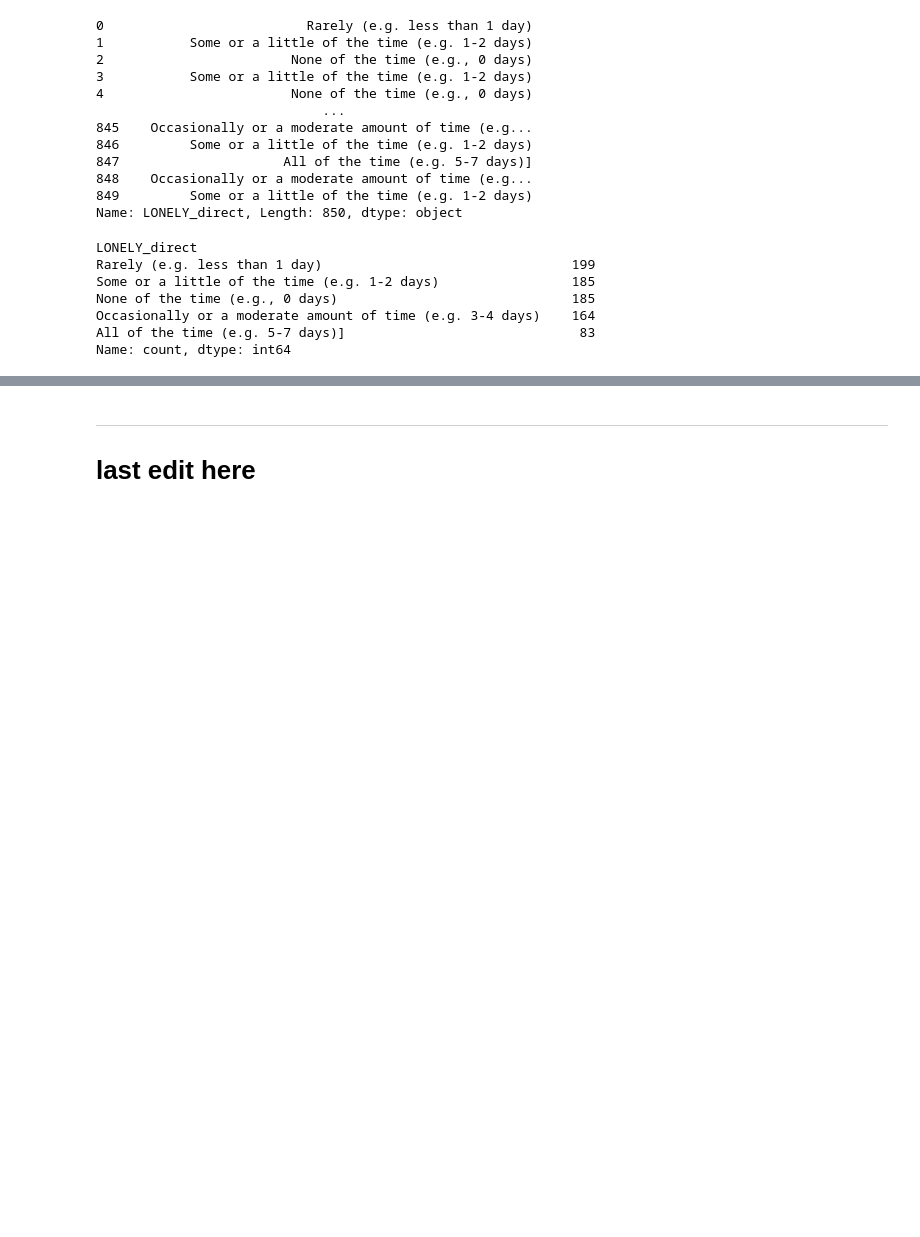
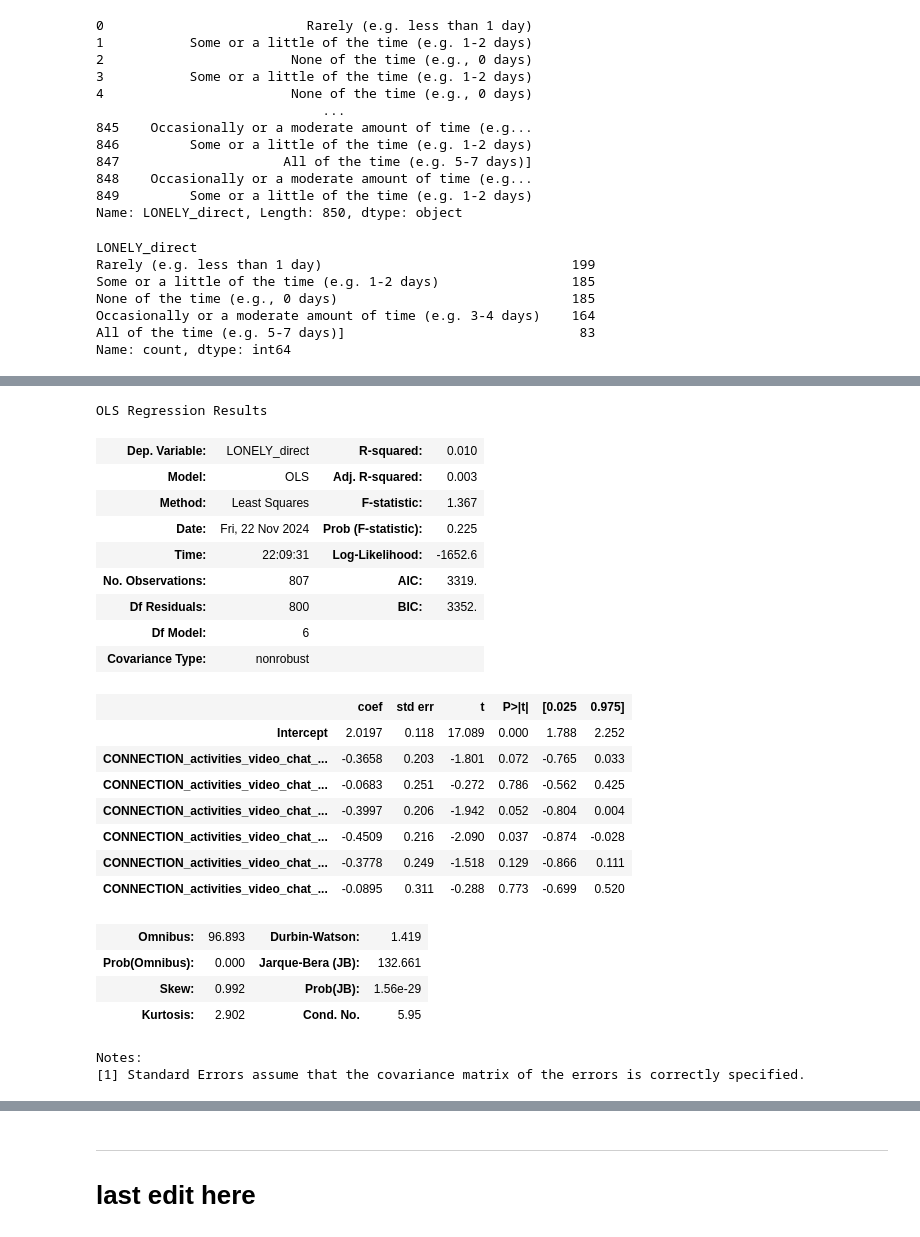
Before and after one commit to Zain-Mahmoud/sta130cp, a Jupyter notebook: Rana analysis.ipynb, the cells around one changed output, grey strips where cells are left out. Drawn from its saved outputs; the diff is of its cells as text; code cells hidden in the pictures; blank space fills up the shorter version.

```diff
--- a/Rana analysis.ipynb
+++ b/Rana analysis.ipynb
@@ -67,10 +67,10 @@ Name: count, dtype: int64
 # %%
 y_map_dict = {
     'None of the time (e.g., 0 days)': 0,
-    'Rarely (e.g. less than 1 day)': 1,
-    'Some or a little of the time (e.g. 1-2 days)' : 1,
-    'Occasionally or a moderate amount of time (e.g. 3-4 days)': 1,
-    'All of the time (e.g. 5-7 days)]': 1
+    'Rarely (e.g. less than 1 day)': 0.5,
+    'Some or a little of the time (e.g. 1-2 days)' : 1.5,
+    'Occasionally or a moderate amount of time (e.g. 3-4 days)': 3.5,
+    'All of the time (e.g. 5-7 days)]': 6
 }
 
 y = y.replace(y_map_dict.keys(), y_map_dict.values())
@@ -121,0 +119,23 @@ ValueError: could not convert string to float: 'Not in the past three months'
+# %%
+ordered_categories = [
+    "Not in the past three months",
+    "Less than monthly",
+    "Monthly",
+    "A few times a month",
+    "Weekly",
+    "A few times a week",
+    "Daily or almost daily"
+]
+
+
+new_df = pd.DataFrame(data={"LONELY_direct": y, "CONNECTION_activities_video_chat_p3m": X})
+
+
+new_df['CONNECTION_activities_video_chat_p3m'] = pd.Categorical(
+    new_df['CONNECTION_activities_video_chat_p3m'],
+    categories=ordered_categories,
+    ordered=True
+)
+
+
+new_df
@@ -121,0 +156,33 @@ ValueError: could not convert string to float: 'Not in the past three months'
+# %%
+import statsmodels.formula.api as smf
+
+
+
+model = smf.ols("LONELY_direct ~ CONNECTION_activities_video_chat_p3m", data=new_df)
+fitted_model = model.fit()
+fitted_model.summary()
+# %% [output]
+OLS Regression Results
+| Dep. Variable: | LONELY_direct | R-squared: | 0.010 |
+| Model: | OLS | Adj. R-squared: | 0.003 |
+| Method: | Least Squares | F-statistic: | 1.367 |
+| Date: | Fri, 22 Nov 2024 | Prob (F-statistic): | 0.225 |
+| Time: | 22:09:31 | Log-Likelihood: | -1652.6 |
+| No. Observations: | 807 | AIC: | 3319. |
+| Df Residuals: | 800 | BIC: | 3352. |
+| Df Model: | 6 |  |  |
+| Covariance Type: | nonrobust |  |  |
+|  | coef | std err | t | P>|t| | [0.025 | 0.975] |
+| Intercept | 2.0197 | 0.118 | 17.089 | 0.000 | 1.788 | 2.252 |
+| CONNECTION_activities_video_chat_... | -0.3658 | 0.203 | -1.801 | 0.072 | -0.765 | 0.033 |
+| CONNECTION_activities_video_chat_... | -0.0683 | 0.251 | -0.272 | 0.786 | -0.562 | 0.425 |
+| CONNECTION_activities_video_chat_... | -0.3997 | 0.206 | -1.942 | 0.052 | -0.804 | 0.004 |
+| CONNECTION_activities_video_chat_... | -0.4509 | 0.216 | -2.090 | 0.037 | -0.874 | -0.028 |
+| CONNECTION_activities_video_chat_... | -0.3778 | 0.249 | -1.518 | 0.129 | -0.866 | 0.111 |
+| CONNECTION_activities_video_chat_... | -0.0895 | 0.311 | -0.288 | 0.773 | -0.699 | 0.520 |
+| Omnibus: | 96.893 | Durbin-Watson: | 1.419 |
+| Prob(Omnibus): | 0.000 | Jarque-Bera (JB): | 132.661 |
+| Skew: | 0.992 | Prob(JB): | 1.56e-29 |
+| Kurtosis: | 2.902 | Cond. No. | 5.95 |
+Notes:
+[1] Standard Errors assume that the covariance matrix of the errors is correctly specified.
```
Also changed, not shown: parts of 10 cells of this notebook.
